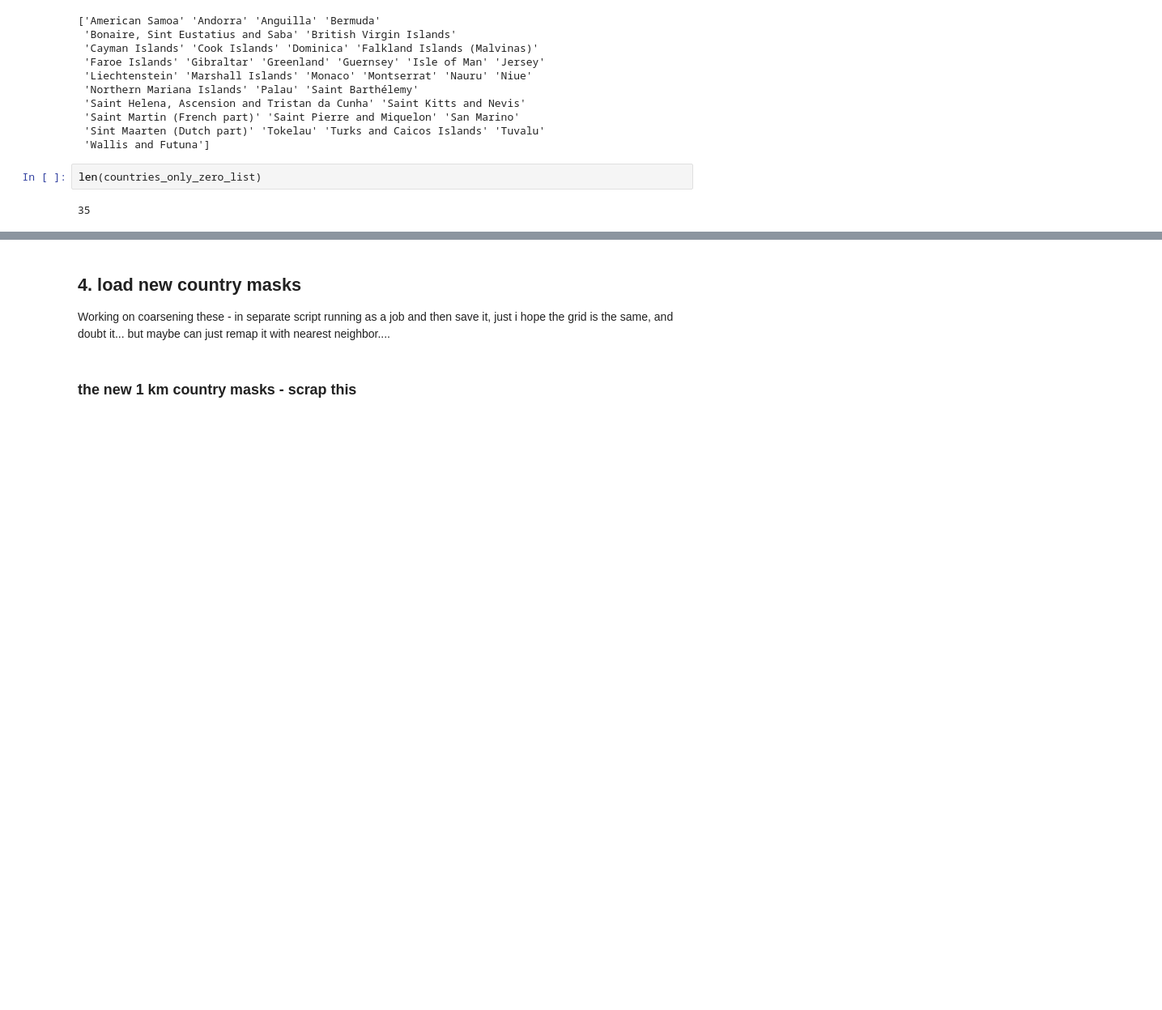
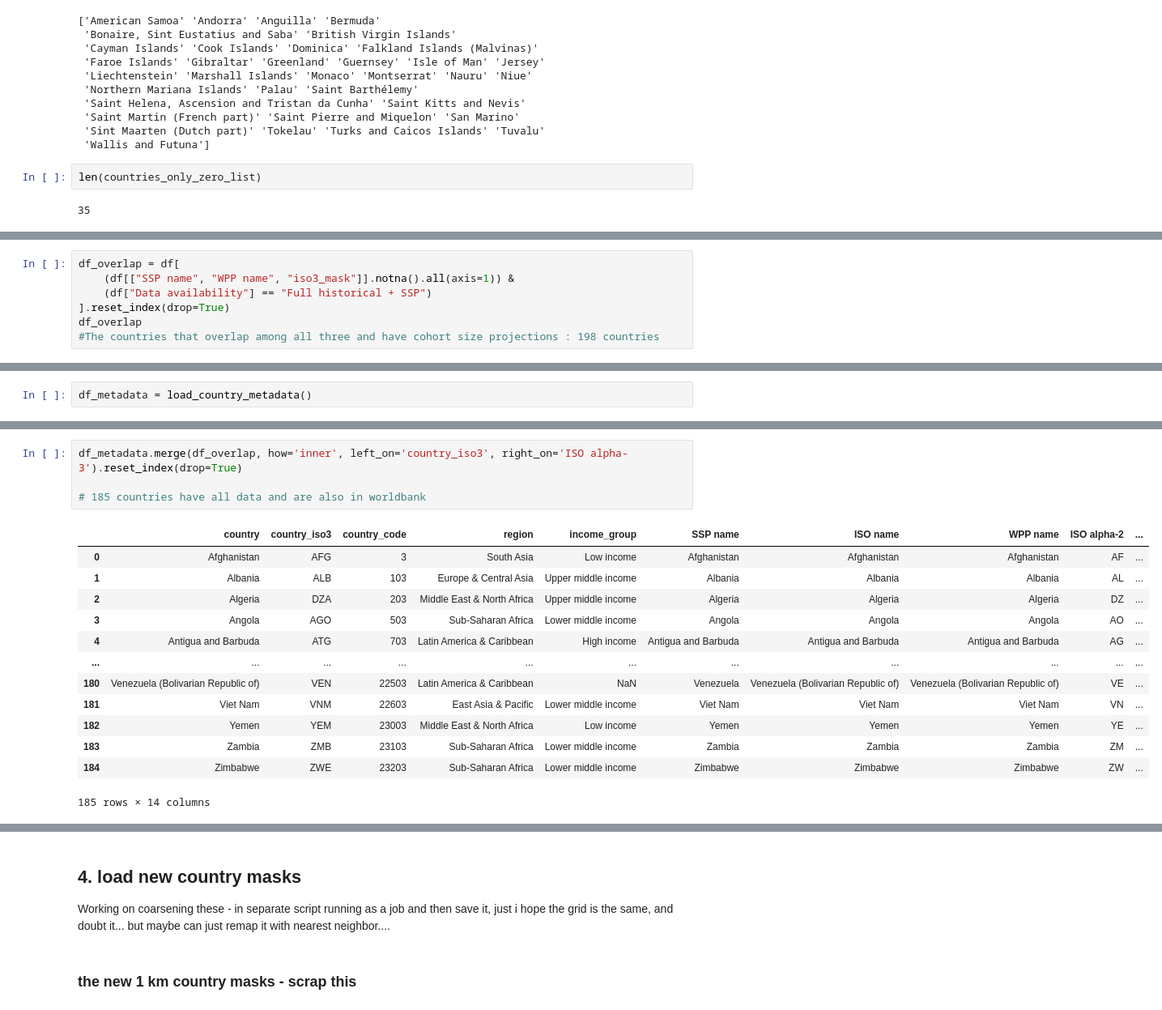
Before and after one commit to rosapietroiusti/dem4cli, a Jupyter notebook: development/dem4cli_v2-dev.ipynb, the cells around one changed output, grey strips where cells are left out. Shown at 81% size. Cells and saved outputs as stored; diff of their text form; blank space fills up the shorter version.

```diff
--- a/development/dem4cli_v2-dev.ipynb
+++ b/development/dem4cli_v2-dev.ipynb
@@ -881,0 +871,7 @@ len(countries_only_zero_list)
+# %%
+df_overlap = df[
+    (df[["SSP name", "WPP name", "iso3_mask"]].notna().all(axis=1)) &
+    (df["Data availability"] == "Full historical + SSP")
+].reset_index(drop=True)
+df_overlap
+#The countries that overlap among all three and have cohort size projections : 198 countries
@@ -881,0 +892,2 @@ len(countries_only_zero_list)
+# %%
+df_metadata = load_country_metadata()
@@ -881,0 +910,18 @@ len(countries_only_zero_list)
+# %%
+df_metadata.merge(df_overlap, how='inner', left_on='country_iso3', right_on='ISO alpha-3').reset_index(drop=True)
+
+# 185 countries have all data and are also in worldbank
+# %% [output]
+|  | country | country_iso3 | country_code | region | income_group | SSP name | ISO name | WPP name | ISO alpha-2 | ... |
+| 0 | Afghanistan | AFG | 3 | South Asia | Low income | Afghanistan | Afghanistan | Afghanistan | AF | ... |
+| 1 | Albania | ALB | 103 | Europe & Central Asia | Upper middle income | Albania | Albania | Albania | AL | ... |
+| 2 | Algeria | DZA | 203 | Middle East & North Africa | Upper middle income | Algeria | Algeria | Algeria | DZ | ... |
+| 3 | Angola | AGO | 503 | Sub-Saharan Africa | Lower middle income | Angola | Angola | Angola | AO | ... |
+| 4 | Antigua and Barbuda | ATG | 703 | Latin America & Caribbean | High income | Antigua and Barbuda | Antigua and Barbuda | Antigua and Barbuda | AG | ... |
+| ... | ... | ... | ... | ... | ... | ... | ... | ... | ... | ... |
+| 180 | Venezuela (Bolivarian Republic of) | VEN | 22503 | Latin America & Caribbean | NaN | Venezuela | Venezuela (Bolivarian Republic of) | Venezuela (Bolivarian Republic of) | VE | ... |
+| 181 | Viet Nam | VNM | 22603 | East Asia & Pacific | Lower middle income | Viet Nam | Viet Nam | Viet Nam | VN | ... |
+| 182 | Yemen | YEM | 23003 | Middle East & North Africa | Low income | Yemen | Yemen | Yemen | YE | ... |
+| 183 | Zambia | ZMB | 23103 | Sub-Saharan Africa | Lower middle income | Zambia | Zambia | Zambia | ZM | ... |
+| 184 | Zimbabwe | ZWE | 23203 | Sub-Saharan Africa | Lower middle income | Zimbabwe | Zimbabwe | Zimbabwe | ZW | ... |
+185 rows × 14 columns
```
Also changed, not shown: parts of 42 cells of this notebook, 2 other files.
